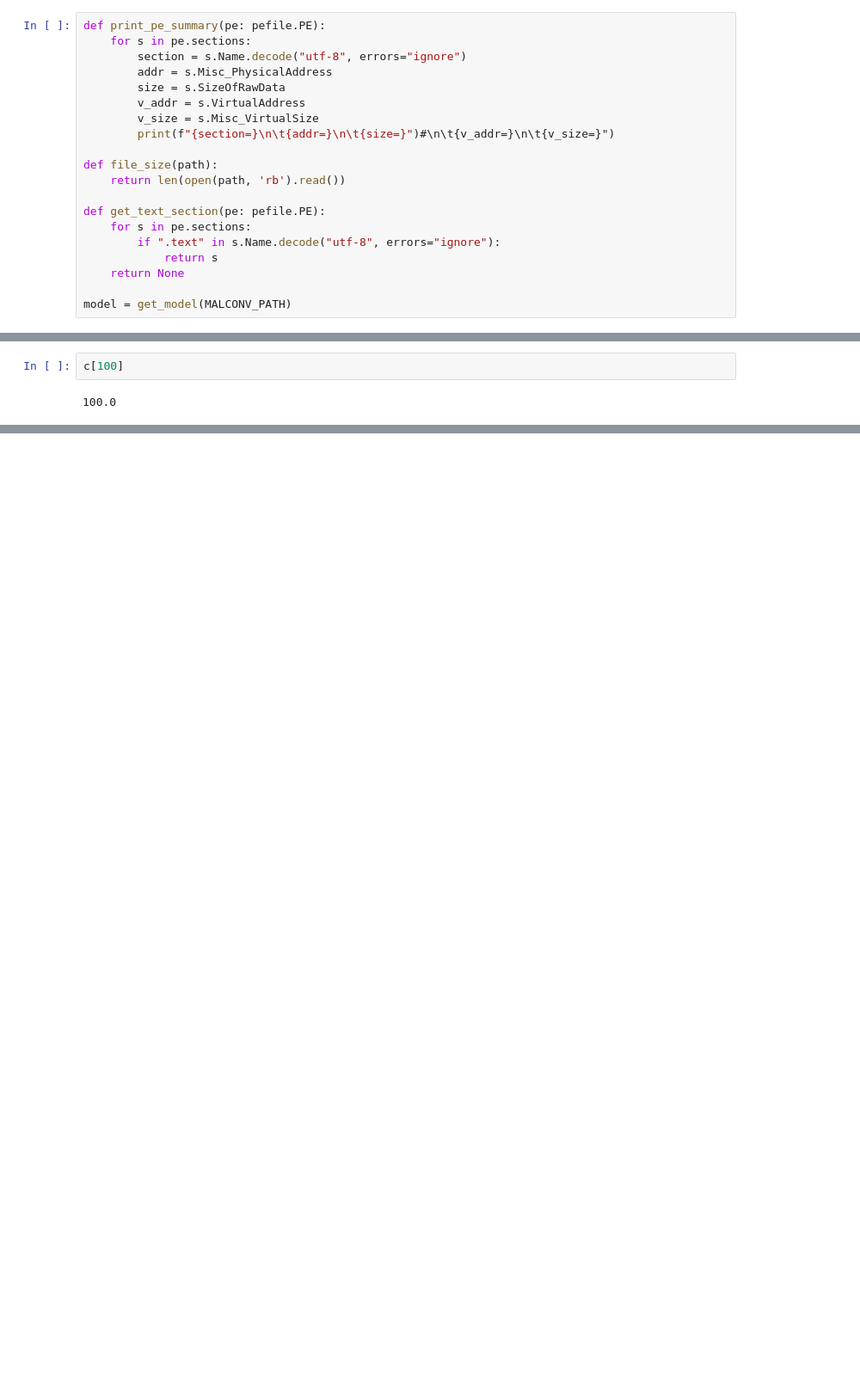
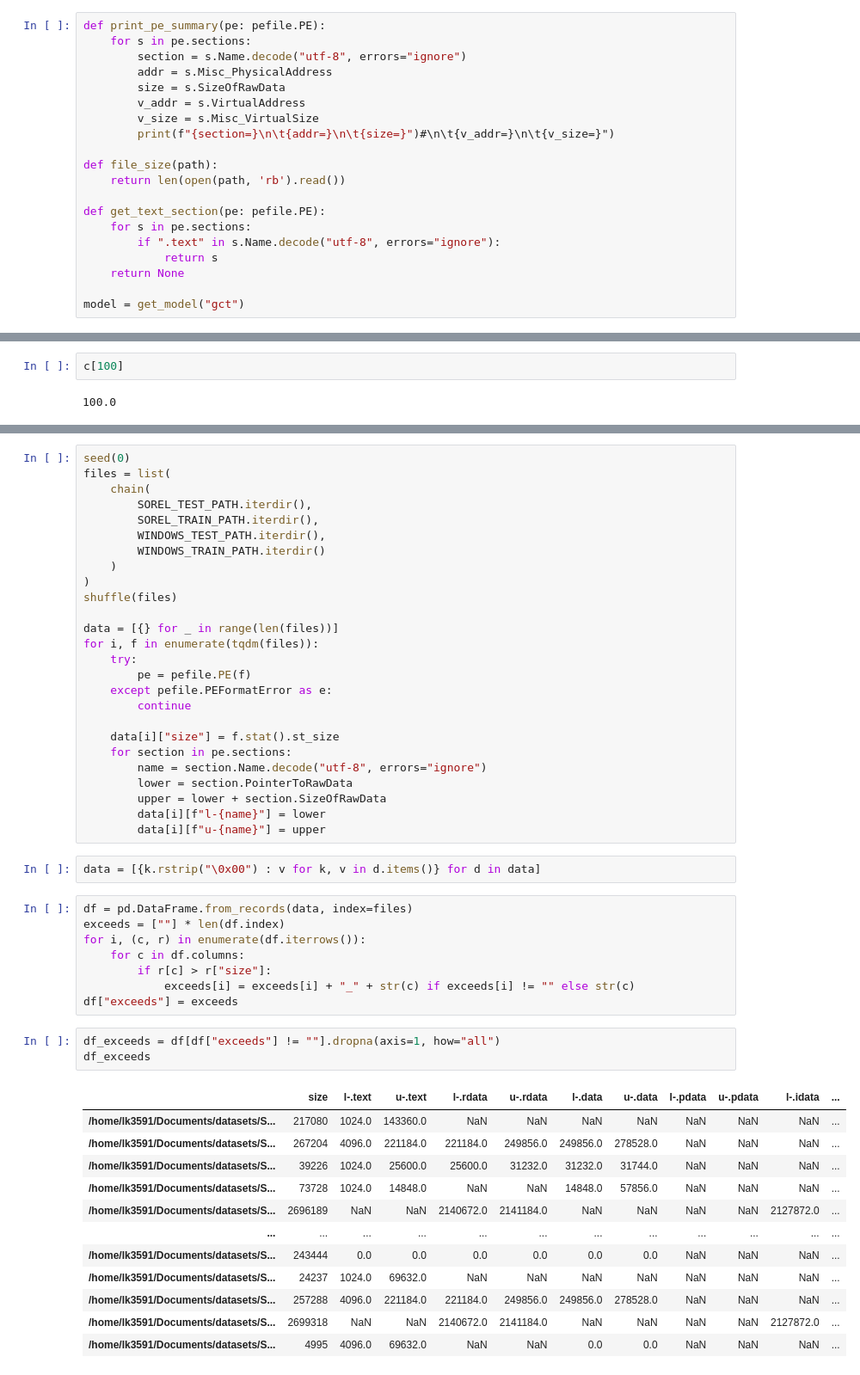
Before and after one commit to lkurlandski/MalConv2, a Jupyter notebook: executables.ipynb, the cells around one changed output, grey strips where cells are left out. Shown at 86% size. Saved outputs shown, nothing was run; the diff lists cells and outputs as text; blank space fills up the shorter version.

```diff
--- a/executables.ipynb
+++ b/executables.ipynb
@@ -476,7 +482,7 @@ def get_text_section(pe: pefile.PE):
             return s
     return None
 
-model = get_model(MALCONV_PATH)
+model = get_model("gct")
 # %%
 # Strange malware with .text section larger than file length
 path = SOREL_TRAIN_PATH / "001856267679fb6001cd00f230043326e1b9fc210874dd4c839761d51f4e9a73"
@@ -735,0 +761,52 @@ c[100]
+# %%
+seed(0)
+files = list(
+    chain(
+        SOREL_TEST_PATH.iterdir(),
+        SOREL_TRAIN_PATH.iterdir(),
+        WINDOWS_TEST_PATH.iterdir(),
+        WINDOWS_TRAIN_PATH.iterdir()
+    )
+)
+shuffle(files)
+
+data = [{} for _ in range(len(files))]
+for i, f in enumerate(tqdm(files)):
+    try:
+        pe = pefile.PE(f)
+    except pefile.PEFormatError as e:
+        continue
+
+    data[i]["size"] = f.stat().st_size
+    for section in pe.sections:
+        name = section.Name.decode("utf-8", errors="ignore")
+        lower = section.PointerToRawData
+        upper = lower + section.SizeOfRawData
+        data[i][f"l-{name}"] = lower
+        data[i][f"u-{name}"] = upper
+# %%
+data = [{k.rstrip("\0x00") : v for k, v in d.items()} for d in data]
+# %%
+df = pd.DataFrame.from_records(data, index=files)
+exceeds = [""] * len(df.index)
+for i, (c, r) in enumerate(df.iterrows()):
+    for c in df.columns:
+        if r[c] > r["size"]:
+            exceeds[i] = exceeds[i] + "_" + str(c) if exceeds[i] != "" else str(c)
+df["exceeds"] = exceeds
+# %%
+df_exceeds = df[df["exceeds"] != ""].dropna(axis=1, how="all")
+df_exceeds
+# %% [output]
+|  | size | l-.text | u-.text | l-.rdata | u-.rdata | l-.data | u-.data | l-.pdata | u-.pdata | l-.idata | ... |
+| /home/lk3591/Documents/datasets/S... | 217080 | 1024.0 | 143360.0 | NaN | NaN | NaN | NaN | NaN | NaN | NaN | ... |
+| /home/lk3591/Documents/datasets/S... | 267204 | 4096.0 | 221184.0 | 221184.0 | 249856.0 | 249856.0 | 278528.0 | NaN | NaN | NaN | ... |
+| /home/lk3591/Documents/datasets/S... | 39226 | 1024.0 | 25600.0 | 25600.0 | 31232.0 | 31232.0 | 31744.0 | NaN | NaN | NaN | ... |
+| /home/lk3591/Documents/datasets/S... | 73728 | 1024.0 | 14848.0 | NaN | NaN | 14848.0 | 57856.0 | NaN | NaN | NaN | ... |
+| /home/lk3591/Documents/datasets/S... | 2696189 | NaN | NaN | 2140672.0 | 2141184.0 | NaN | NaN | NaN | NaN | 2127872.0 | ... |
+| ... | ... | ... | ... | ... | ... | ... | ... | ... | ... | ... | ... |
+| /home/lk3591/Documents/datasets/S... | 243444 | 0.0 | 0.0 | 0.0 | 0.0 | 0.0 | 0.0 | NaN | NaN | NaN | ... |
+| /home/lk3591/Documents/datasets/S... | 24237 | 1024.0 | 69632.0 | NaN | NaN | NaN | NaN | NaN | NaN | NaN | ... |
+| /home/lk3591/Documents/datasets/S... | 257288 | 4096.0 | 221184.0 | 221184.0 | 249856.0 | 249856.0 | 278528.0 | NaN | NaN | NaN | ... |
+| /home/lk3591/Documents/datasets/S... | 2699318 | NaN | NaN | 2140672.0 | 2141184.0 | NaN | NaN | NaN | NaN | 2127872.0 | ... |
+| /home/lk3591/Documents/datasets/S... | 4995 | 4096.0 | 69632.0 | NaN | NaN | 0.0 | 0.0 | NaN | NaN | NaN | ... |
```
Also changed, not shown: parts of 13 cells of this notebook, 1 other file.
